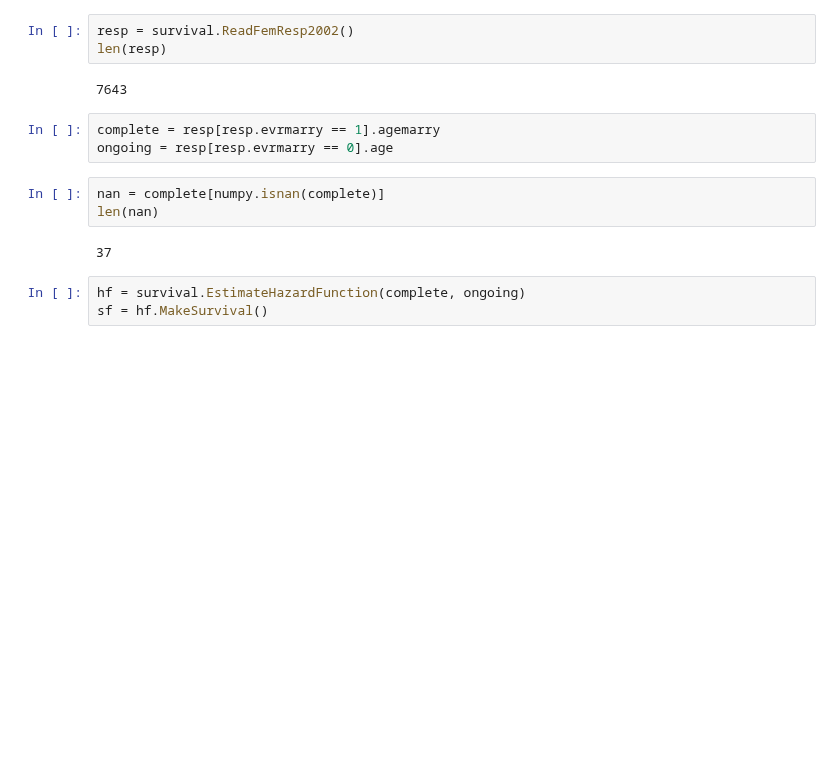
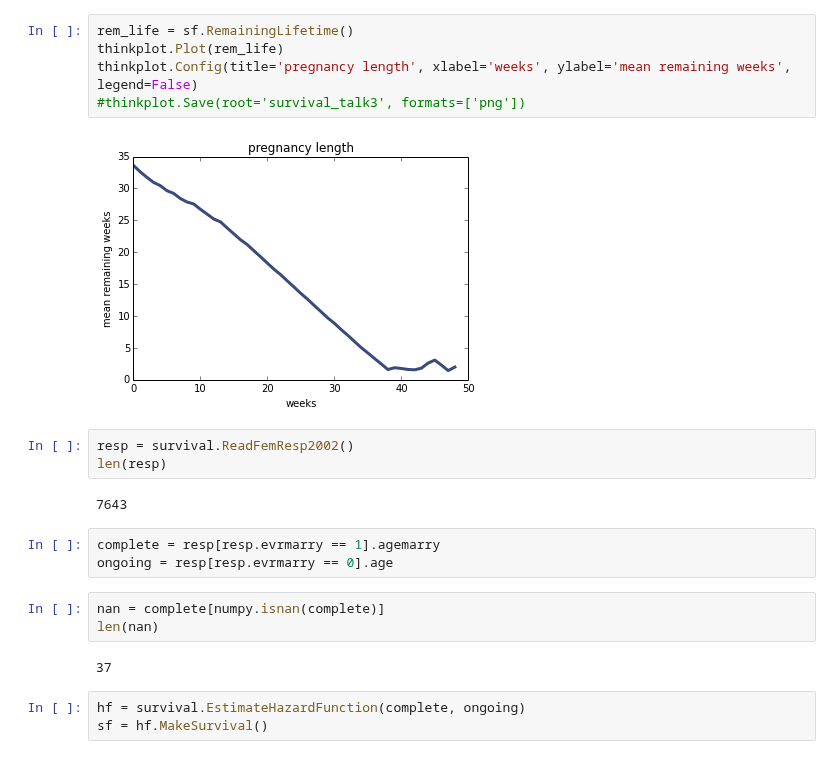
Before and after one commit to AllenDowney/ThinkStats2, a Jupyter notebook: code/survival.ipynb, the cells around one changed output. Cells and saved outputs as stored; diff of their text form; blank space fills up the shorter version.

```diff
--- a/code/survival.ipynb
+++ b/code/survival.ipynb
@@ -31,3 +36,10 @@ thinkplot.Config(xlabel='duration (weeks)', ylabel='hazard function', ylim=[0, 0
+# %%
+rem_life = sf.RemainingLifetime()
+thinkplot.Plot(rem_life)
+thinkplot.Config(title='pregnancy length', xlabel='weeks', ylabel='mean remaining weeks', legend=False)
+#thinkplot.Save(root='survival_talk3', formats=['png'])
+# %% [output]
+[figure, added]
 # %%
 resp = survival.ReadFemResp2002()
 len(resp)
```
Also changed, not shown: parts of 17 cells of this notebook, 6 other files.
